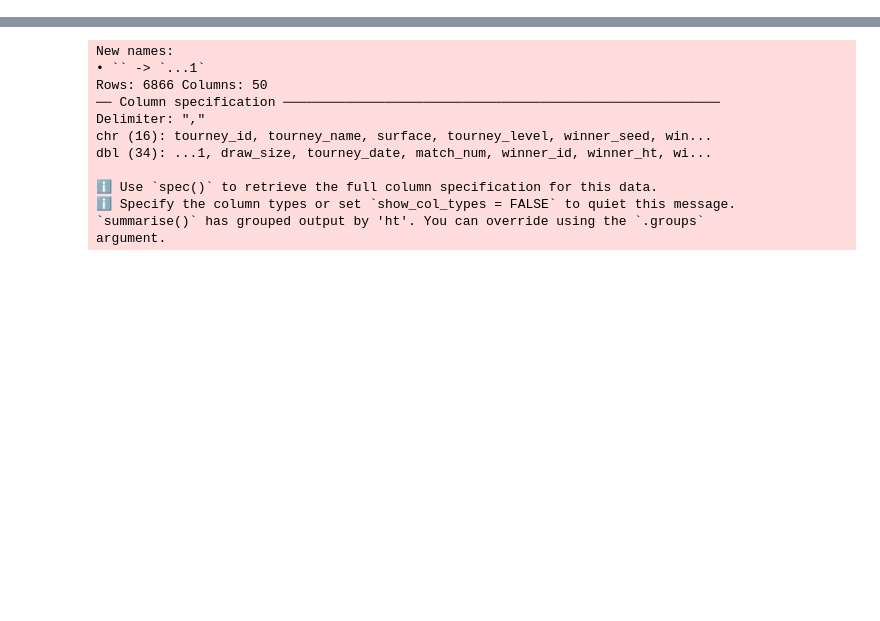
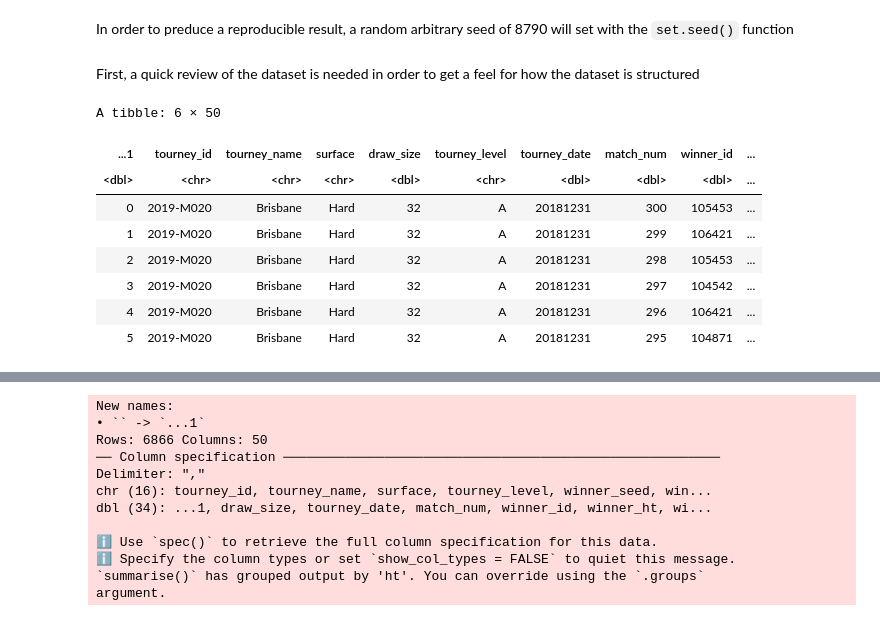
Before and after one commit to Stev-hu/Dsci-100-group-project, a Jupyter notebook: Untitled.ipynb, the cells around one changed output, grey strips where cells are left out. Cells and saved outputs as stored; diff of their text form; code cells hidden in the pictures; blank space fills up the shorter version.

```diff
--- a/Untitled.ipynb
+++ b/Untitled.ipynb
@@ -24,3 +19,4 @@ library(tidymodels)
 # %%
 url <- "https://raw.githubusercontent.com/Stev-hu/Dsci-100-group-project/main/atp2017-2019.csv"
 download.file(url, "tennis_data.csv")
+tennis_data <- read_csv(file = "data/tennis_data.csv")
@@ -26,0 +34,2 @@ download.file(url, "tennis_data.csv")
+# %% [markdown]
+In order to preduce a reproducible result, a random arbitrary seed of 8790 will set with the `set.seed()` function
@@ -26,0 +38,14 @@ download.file(url, "tennis_data.csv")
+# %% [markdown]
+First, a quick review of the dataset is needed in order to get a feel for how the dataset is structured
+# %%
+head(tennis_data)
+# %% [output]
+A tibble: 6 × 50
+| ...1 | tourney_id | tourney_name | surface | draw_size | tourney_level | tourney_date | match_num | winner_id | ... |
+| <dbl> | <chr> | <chr> | <chr> | <dbl> | <chr> | <dbl> | <dbl> | <dbl> | ... |
+| 0 | 2019-M020 | Brisbane | Hard | 32 | A | 20181231 | 300 | 105453 | ... |
+| 1 | 2019-M020 | Brisbane | Hard | 32 | A | 20181231 | 299 | 106421 | ... |
+| 2 | 2019-M020 | Brisbane | Hard | 32 | A | 20181231 | 298 | 105453 | ... |
+| 3 | 2019-M020 | Brisbane | Hard | 32 | A | 20181231 | 297 | 104542 | ... |
+| 4 | 2019-M020 | Brisbane | Hard | 32 | A | 20181231 | 296 | 106421 | ... |
+| 5 | 2019-M020 | Brisbane | Hard | 32 | A | 20181231 | 295 | 104871 | ... |
```
Also changed, not shown: parts of 21 cells of this notebook.
